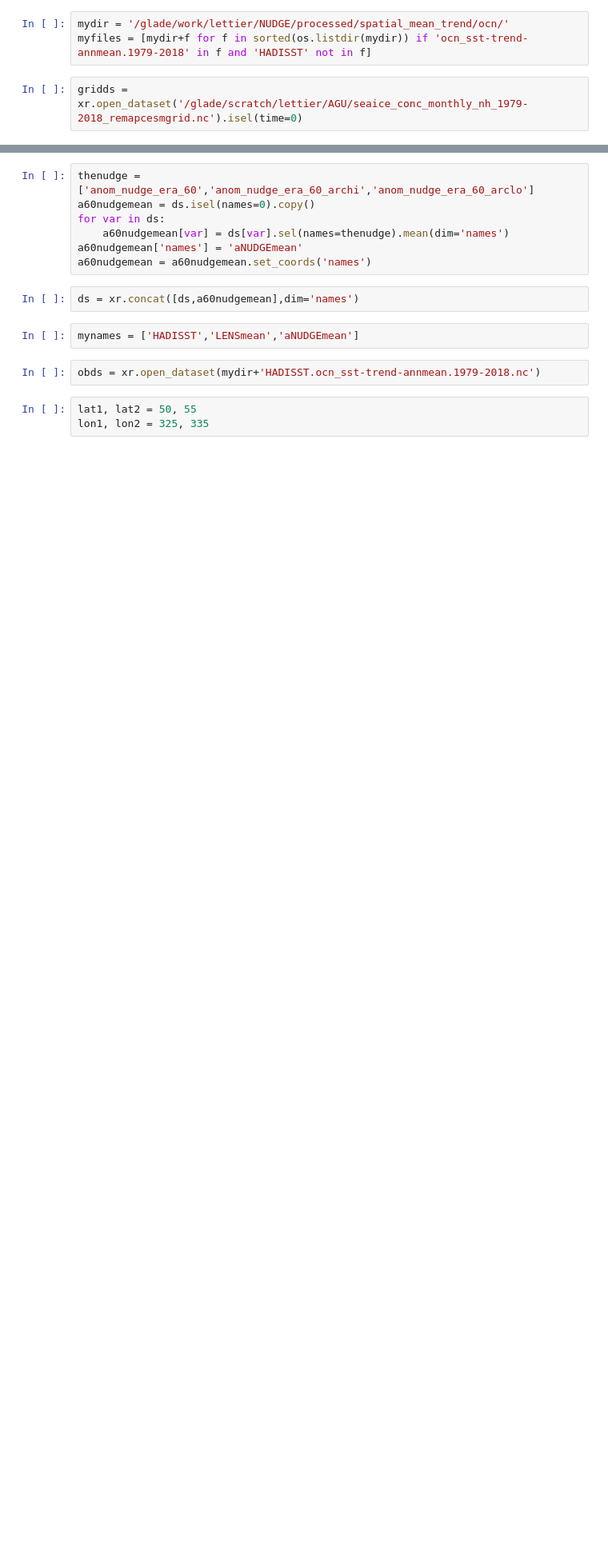
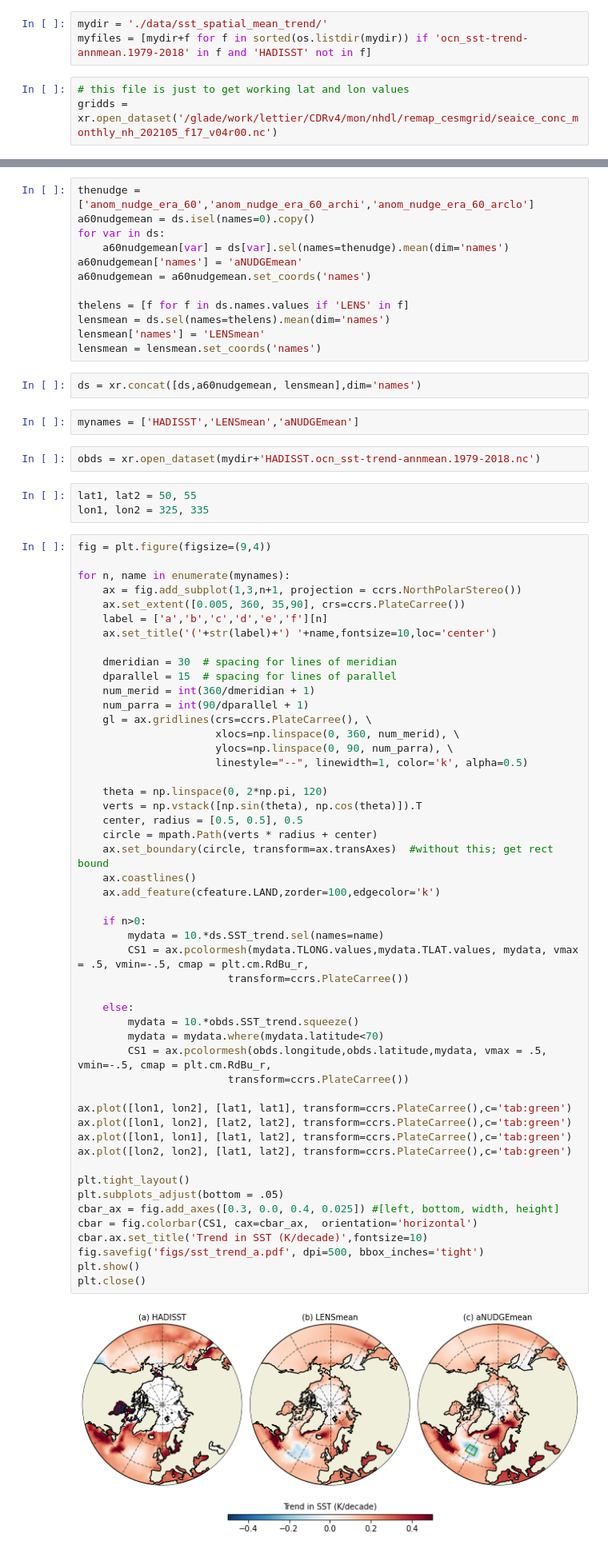
Before and after one commit to lettie-roach/analysis_nudge-arctic, a Jupyter notebook: nudge-arctic_figs9_sst.ipynb, the cells around one changed output, grey strips where cells are left out. Shown at 80% size. Saved outputs shown, nothing was run; the diff lists cells and outputs as text; blank space fills up the shorter version.

```diff
--- a/nudge-arctic_figs9_sst.ipynb
+++ b/nudge-arctic_figs9_sst.ipynb
@@ -18,8 +17,9 @@ GeoAxes._pcolormesh_patched = Axes.pcolormesh
 # %%
-mydir = '/glade/work/lettier/NUDGE/processed/spatial_mean_trend/ocn/'
+mydir = './data/sst_spatial_mean_trend/'
 myfiles = [mydir+f for f in sorted(os.listdir(mydir)) if 'ocn_sst-trend-annmean.1979-2018' in f and 'HADISST' not in f]
 # %%
-gridds = xr.open_dataset('/glade/scratch/lettier/AGU/seaice_conc_monthly_nh_1979-2018_remapcesmgrid.nc').isel(time=0)
+# this file is just to get working lat and lon values
+gridds = xr.open_dataset('/glade/work/lettier/CDRv4/mon/nhdl/remap_cesmgrid/seaice_conc_monthly_nh_202105_f17_v04r00.nc')
 # %%
 listds = []
 for file in myfiles:
@@ -38,8 +39,13 @@ for var in ds:
     a60nudgemean[var] = ds[var].sel(names=thenudge).mean(dim='names')
 a60nudgemean['names'] = 'aNUDGEmean'
 a60nudgemean = a60nudgemean.set_coords('names')
+
+thelens = [f for f in ds.names.values if 'LENS' in f]
+lensmean = ds.sel(names=thelens).mean(dim='names')
+lensmean['names'] = 'LENSmean'
+lensmean = lensmean.set_coords('names')
 # %%
-ds = xr.concat([ds,a60nudgemean],dim='names')
+ds = xr.concat([ds,a60nudgemean, lensmean],dim='names')
 # %%
 mynames = ['HADISST','LENSmean','aNUDGEmean']
 # %%
@@ -47,4 +53,56 @@ obds = xr.open_dataset(mydir+'HADISST.ocn_sst-trend-annmean.1979-2018.nc')
 # %%
 lat1, lat2 = 50, 55
 lon1, lon2 = 325, 335
+# %%
+fig = plt.figure(figsize=(9,4))
+
+for n, name in enumerate(mynames):
+    ax = fig.add_subplot(1,3,n+1, projection = ccrs.NorthPolarStereo())
+    ax.set_extent([0.005, 360, 35,90], crs=ccrs.PlateCarree())
+    label = ['a','b','c','d','e','f'][n]
+    ax.set_title('('+str(label)+') '+name,fontsize=10,loc='center')
+
+    dmeridian = 30  # spacing for lines of meridian
+    dparallel = 15  # spacing for lines of parallel
+    num_merid = int(360/dmeridian + 1)
+    num_parra = int(90/dparallel + 1)
+    gl = ax.gridlines(crs=ccrs.PlateCarree(), \
+                      xlocs=np.linspace(0, 360, num_merid), \
+                      ylocs=np.linspace(0, 90, num_parra), \
+                      linestyle="--", linewidth=1, color='k', alpha=0.5)
+
+    theta = np.linspace(0, 2*np.pi, 120)
+    verts = np.vstack([np.sin(theta), np.cos(theta)]).T
+    center, radius = [0.5, 0.5], 0.5
+    circle = mpath.Path(verts * radius + center)
+    ax.set_boundary(circle, transform=ax.transAxes)  #without this; get rect bound
+    ax.coastlines()
+    ax.add_feature(cfeature.LAND,zorder=100,edgecolor='k')
+
+    if n>0:
+        mydata = 10.*ds.SST_trend.sel(names=name)
+        CS1 = ax.pcolormesh(mydata.TLONG.values,mydata.TLAT.values, mydata, vmax = .5, vmin=-.5, cmap = plt.cm.RdBu_r,
+                        transform=ccrs.PlateCarree())
+
+    else:
+        mydata = 10.*obds.SST_trend.squeeze()
+        mydata = mydata.where(mydata.latitude<70)
+        CS1 = ax.pcolormesh(obds.longitude,obds.latitude,mydata, vmax = .5, vmin=-.5, cmap = plt.cm.RdBu_r,
+                        transform=ccrs.PlateCarree())
+
+ax.plot([lon1, lon2], [lat1, lat1], transform=ccrs.PlateCarree(),c='tab:green')
+ax.plot([lon1, lon2], [lat2, lat2], transform=ccrs.PlateCarree(),c='tab:green')
+ax.plot([lon1, lon1], [lat1, lat2], transform=ccrs.PlateCarree(),c='tab:green')
+ax.plot([lon2, lon2], [lat1, lat2], transform=ccrs.PlateCarree(),c='tab:green')
+
+plt.tight_layout()
+plt.subplots_adjust(bottom = .05)
+cbar_ax = fig.add_axes([0.3, 0.0, 0.4, 0.025]) #[left, bottom, width, height]
+cbar = fig.colorbar(CS1, cax=cbar_ax,  orientation='horizontal')
+cbar.ax.set_title('Trend in SST (K/decade)',fontsize=10)
+fig.savefig('figs/sst_trend_a.pdf', dpi=500, bbox_inches='tight')
+plt.show()
+plt.close()
+# %% [output]
+[figure, added]
 # %%
```
Also changed, not shown: parts of 12 cells of this notebook, 14 other files.
